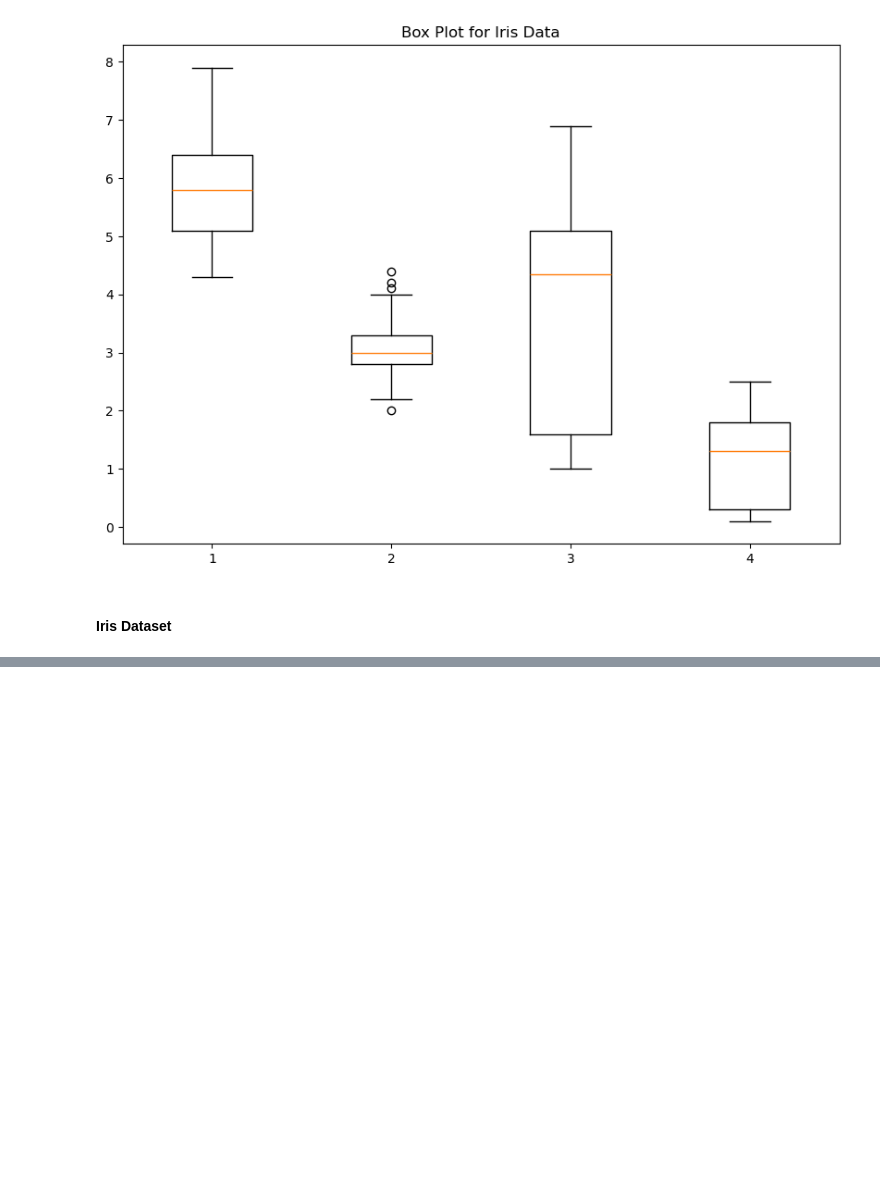
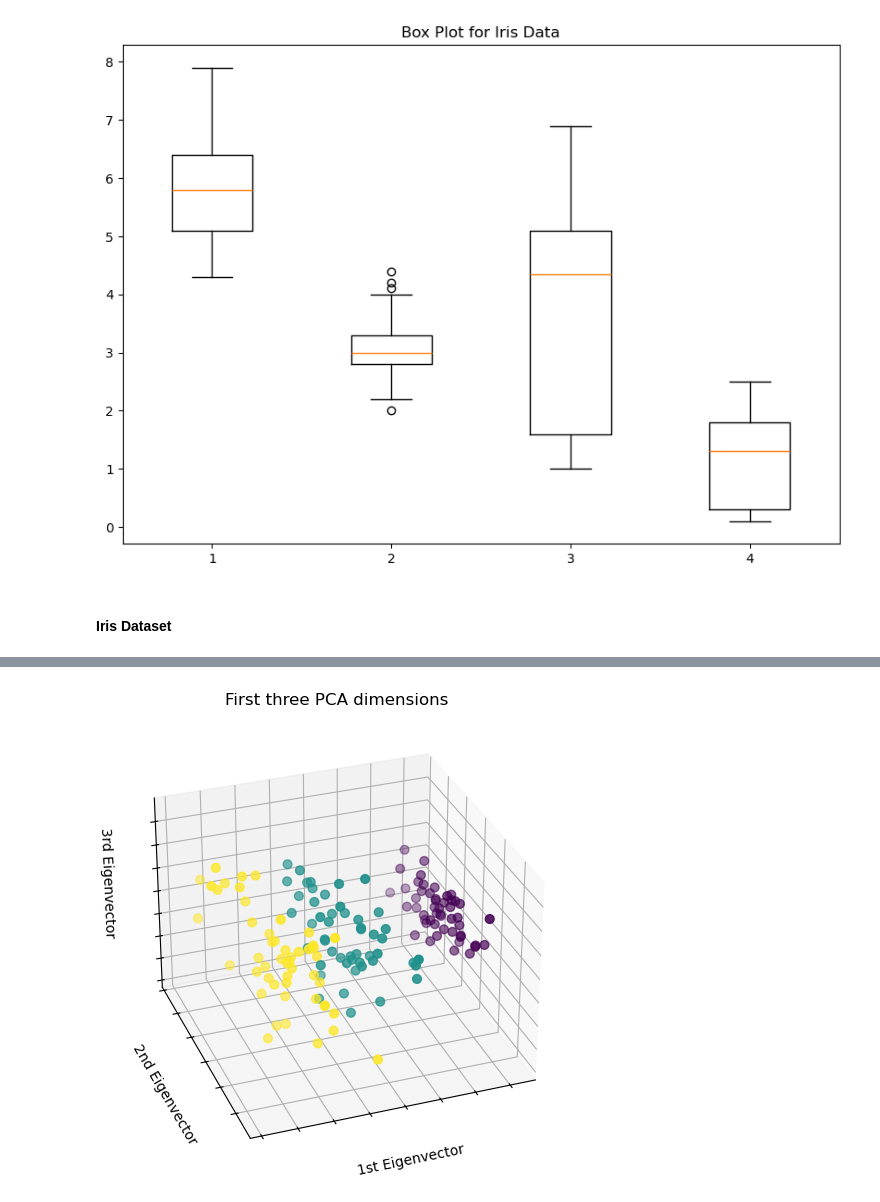
Before and after one commit to IanaraFer/pands-project, a Jupyter notebook: irisdataset.ipynb, the cells around one changed output, grey strips where cells are left out. Drawn from its saved outputs; the diff is of its cells as text; code cells hidden in the pictures; blank space fills up the shorter version.

```diff
--- a/irisdataset.ipynb
+++ b/irisdataset.ipynb
@@ -191,0 +190,29 @@ plt.show()
+# %%
+# unused but required import for doing 3d projections with matplotlib < 3.2
+import mpl_toolkits.mplot3d  # noqa: F401
+
+from sklearn.decomposition import PCA
+
+fig = plt.figure(1, figsize=(8, 6))
+ax = fig.add_subplot(111, projection="3d", elev=-150, azim=110)
+
+X_reduced = PCA(n_components=3).fit_transform(iris.data)
+ax.scatter(
+    X_reduced[:, 0],
+    X_reduced[:, 1],
+    X_reduced[:, 2],
+    c=iris.target,
+    s=40,
+)
+
+ax.set_title("First three PCA dimensions")
+ax.set_xlabel("1st Eigenvector")
+ax.xaxis.set_ticklabels([])
+ax.set_ylabel("2nd Eigenvector")
+ax.yaxis.set_ticklabels([])
+ax.set_zlabel("3rd Eigenvector")
+ax.zaxis.set_ticklabels([])
+
+plt.show()
+# %% [output]
+[figure, added]
```
Also changed, not shown: parts of 5 cells of this notebook.
